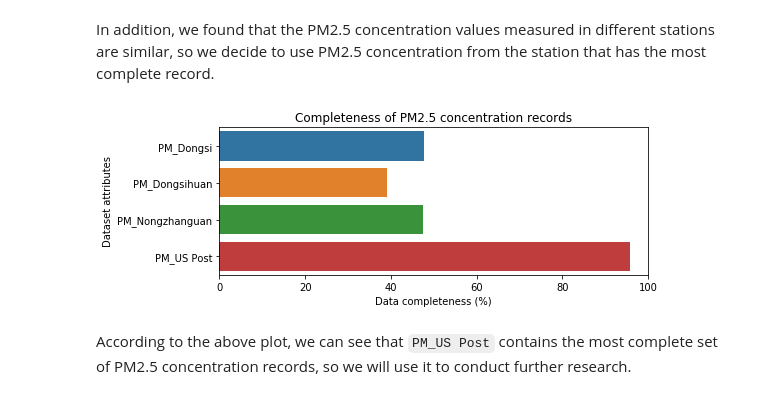
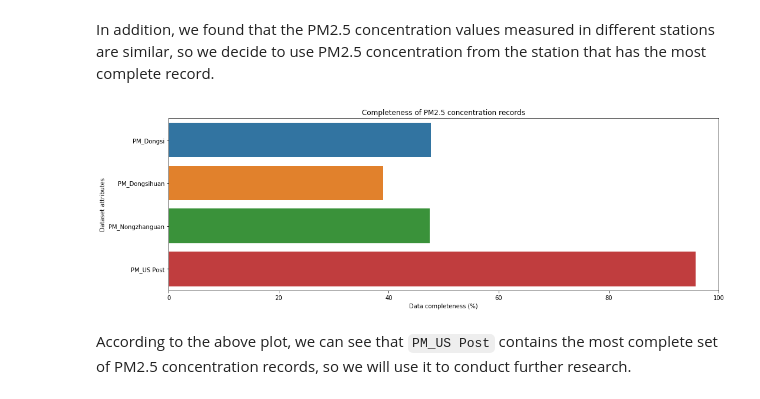
Before and after one commit to TravorLZH/pm25, a Jupyter notebook: pm25_preprocessing.ipynb, the cells around one changed output. Cells and saved outputs as stored; diff of their text form; code cells hidden in the pictures.

```diff
--- a/pm25_preprocessing.ipynb
+++ b/pm25_preprocessing.ipynb
@@ -59,21 +59,21 @@ In addition, we found that the PM2.5 concentration values measured in different
 # %%
 mrate={}
 for col in stations:
     r=100*data.loc[~pd.isnull(data[col])].shape[0]/data.shape[0]
     mrate[col]=r
 
-f=plt.figure(figsize=(8,3))
+f=plt.figure(figsize=(15,5))
 f.set_tight_layout(True)
 ax=plt.gca()
-sns.barplot(orient='h',y=list(mrate.keys()),x=list(mrate.values()),ax=ax)
+sns.barplot(y=list(mrate.keys()),x=list(mrate.values()),ax=ax)
 ax.set_title("Completeness of PM2.5 concentration records")
 ax.set_ylabel("Dataset attributes")
 ax.set_xlabel("Data completeness (%)")
 ax.set_xlim(0,100)
 plt.savefig("graphs/pm_completeness.pdf")
 plt.savefig("graphs/pm_completeness.png")
 # %% [output]
-[figure, old version]
+[figure, new version]
 # %% [markdown]
 According to the above plot, we can see that `PM_US Post` contains the most complete set of PM2.5 concentration records, so we will use it to conduct further research.
 # %%
```
Also changed, not shown: 1 other file.
